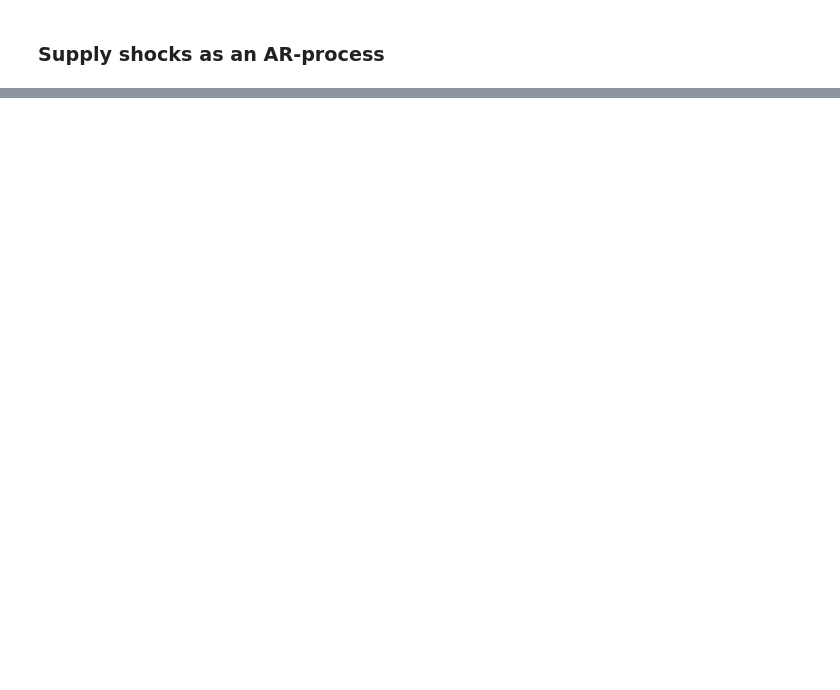
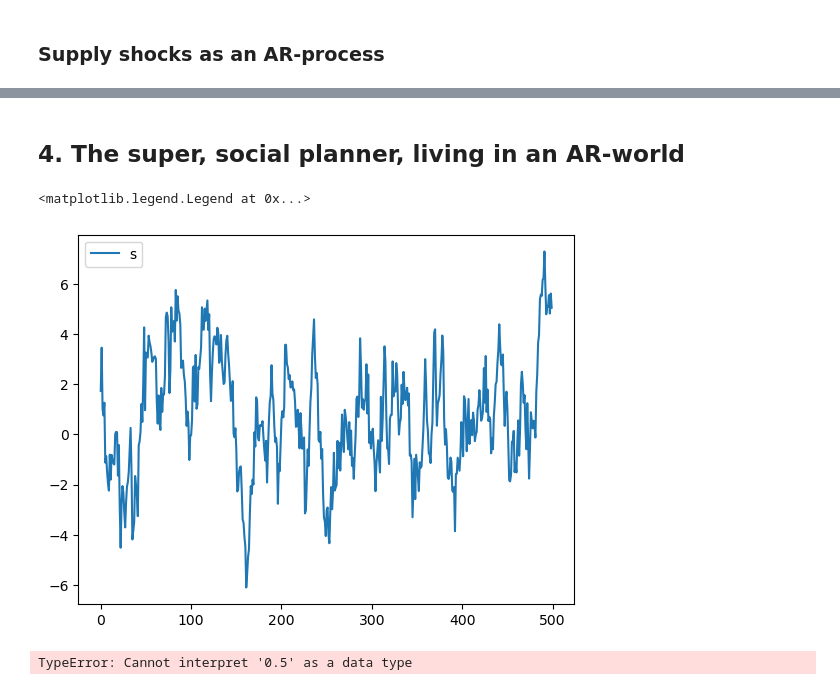
Before and after one commit to NumEconCopenhagen/projects-2024-mathias-mikkel-gabriele, a Jupyter notebook: modelproject/AS-AD-model_trie.ipynb, the cells around one changed output, grey strips where cells are left out. Cells and saved outputs as stored; diff of their text form; code cells hidden in the pictures; blank space fills up the shorter version.

```diff
--- a/modelproject/AS-AD-model_trie.ipynb
+++ b/modelproject/AS-AD-model_trie.ipynb
@@ -154,0 +155,12 @@ fig.tight_layout()
+# %% [markdown]
+## 4. The super, social planner, living in an AR-world
+# %%
+model.AR_shocks(rho=0.9,sd=1,s=True)
+
+fig = plt.figure()
+ax = fig.add_subplot(1,1,1)
+ax.plot(range(0,par.Tpath),model.path.z,label=r's')
+ax.legend(frameon=True)
+# %% [output]
+<matplotlib.legend.Legend at 0x...>
+[figure, added]
@@ -154,0 +176,5 @@ fig.tight_layout()
+# %%
+initial_guess = np.array(0.5,0.5)
+resulthb = scipy.optimize.minimize(slhb,initial_guess)
+# %% [output]
+TypeError: Cannot interpret '0.5' as a data type
```
Also changed, not shown: parts of 13 cells of this notebook, 1 other file.
